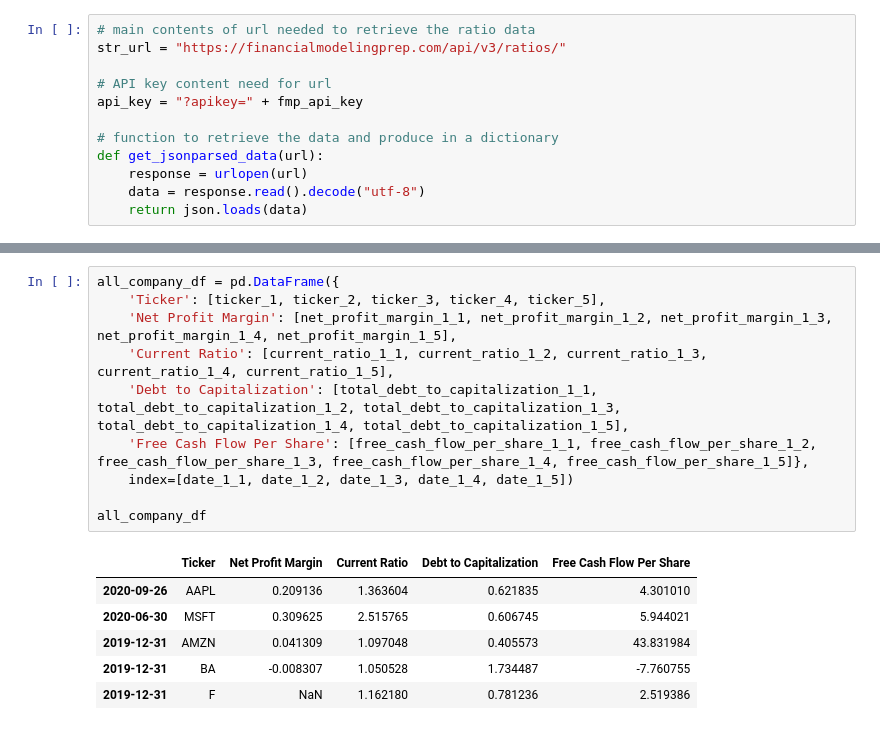
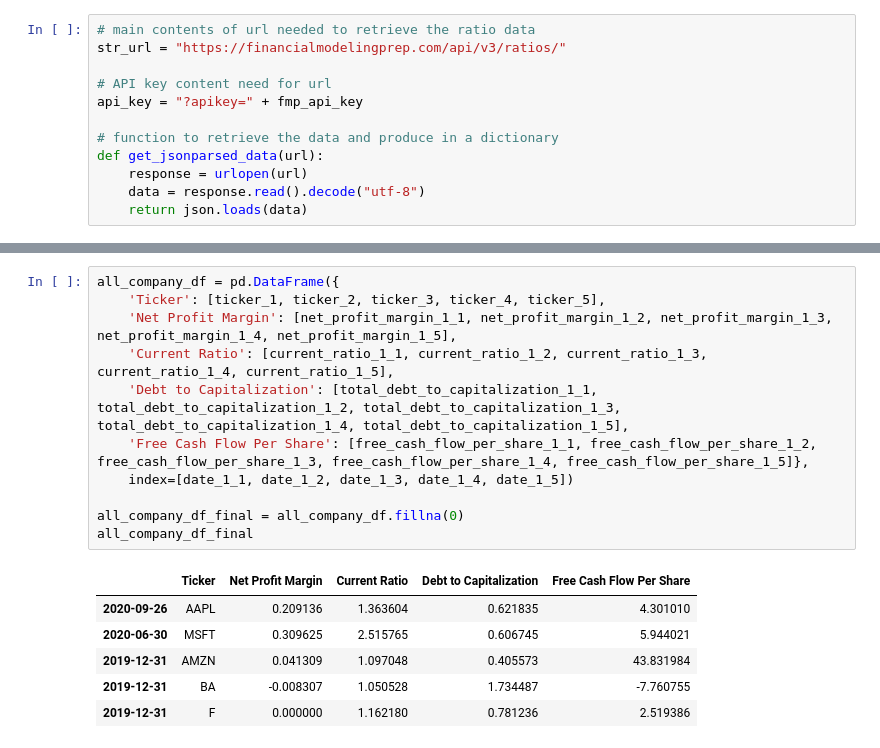
Before and after one commit to kedarmoh/FinTechProjectA, a Jupyter notebook: Project_1_FirstFile.ipynb, the cells around one changed output, grey strips where cells are left out. Saved outputs shown, nothing was run; the diff lists cells and outputs as text.

```diff
--- a/Project_1_FirstFile.ipynb
+++ b/Project_1_FirstFile.ipynb
@@ -368,17 +356,18 @@ fin_analysis_df_5
 # %%
 all_company_df = pd.DataFrame({
     'Ticker': [ticker_1, ticker_2, ticker_3, ticker_4, ticker_5],
     'Net Profit Margin': [net_profit_margin_1_1, net_profit_margin_1_2, net_profit_margin_1_3, net_profit_margin_1_4, net_profit_margin_1_5],
     'Current Ratio': [current_ratio_1_1, current_ratio_1_2, current_ratio_1_3, current_ratio_1_4, current_ratio_1_5],
     'Debt to Capitalization': [total_debt_to_capitalization_1_1, total_debt_to_capitalization_1_2, total_debt_to_capitalization_1_3, total_debt_to_capitalization_1_4, total_debt_to_capitalization_1_5],
     'Free Cash Flow Per Share': [free_cash_flow_per_share_1_1, free_cash_flow_per_share_1_2, free_cash_flow_per_share_1_3, free_cash_flow_per_share_1_4, free_cash_flow_per_share_1_5]},
     index=[date_1_1, date_1_2, date_1_3, date_1_4, date_1_5])
 
-all_company_df
+all_company_df_final = all_company_df.fillna(0)
+all_company_df_final
 # %% [output]
 |  | Ticker | Net Profit Margin | Current Ratio | Debt to Capitalization | Free Cash Flow Per Share |
 | 2020-09-26 | AAPL | 0.209136 | 1.363604 | 0.621835 | 4.301010 |
 | 2020-06-30 | MSFT | 0.309625 | 2.515765 | 0.606745 | 5.944021 |
 | 2019-12-31 | AMZN | 0.041309 | 1.097048 | 0.405573 | 43.831984 |
 | 2019-12-31 | BA | -0.008307 | 1.050528 | 1.734487 | -7.760755 |
-| 2019-12-31 | F | NaN | 1.162180 | 0.781236 | 2.519386 |
+| 2019-12-31 | F | 0.000000 | 1.162180 | 0.781236 | 2.519386 |
```
Also changed, not shown: parts of 16 cells of this notebook.
